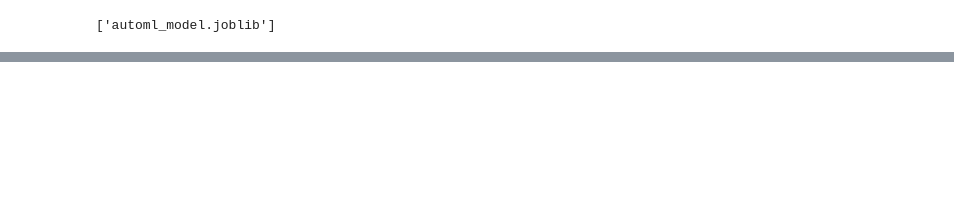
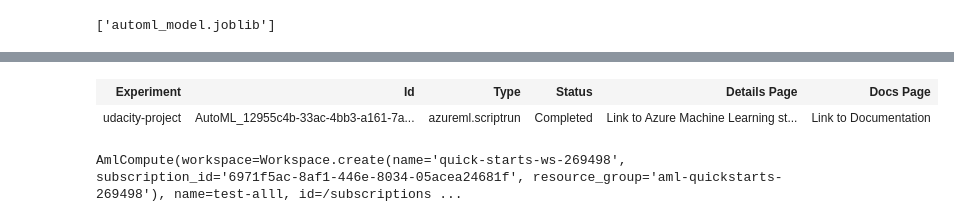
Before and after one commit to calemolech/nd00333_project_1, a Jupyter notebook: udacity-project.ipynb, the cells around one changed output, grey strips where cells are left out. Saved outputs shown, nothing was run; the diff lists cells and outputs as text; code cells hidden in the pictures; blank space fills up the shorter version.

```diff
--- a/udacity-project.ipynb
+++ b/udacity-project.ipynb
@@ -229,2 +266,11 @@ joblib.dump(value=best_automl_model, filename='automl_model.joblib')
+# %%
+automl_run_job
+# %% [output]
+| Experiment | Id | Type | Status | Details Page | Docs Page |
+| udacity-project | AutoML_12955c4b-33ac-4bb3-a161-7a... | azureml.scriptrun | Completed | Link to Azure Machine Learning st... | Link to Documentation |
 # %%
 cluster.delete()
+# %%
+cluster
+# %% [output]
+AmlCompute(workspace=Workspace.create(name='quick-starts-ws-269498', subscription_id='6971f5ac-8af1-446e-8034-05acea24681f', resource_group='aml-quickstarts-269498'), name=test-alll, id=/subscriptions ...
```
Also changed, not shown: parts of 8 cells of this notebook, 1 other file.
